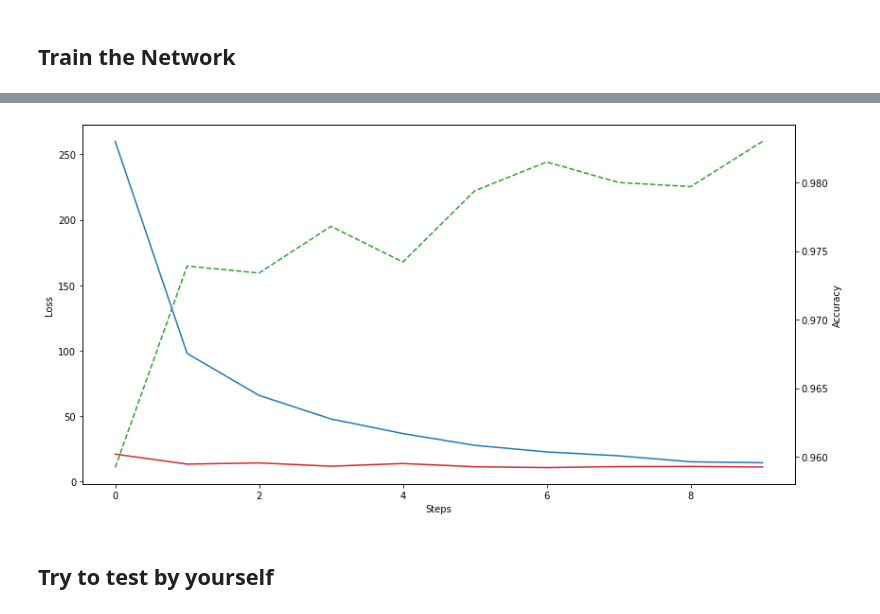
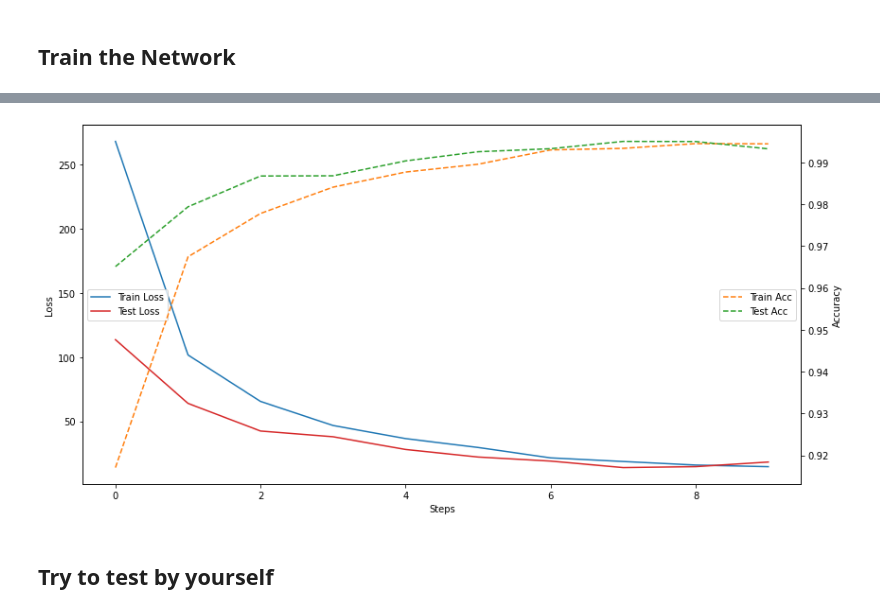
Before and after one commit to simonjisu/hankyong-university, a Jupyter notebook: 03_NeuralNetwork.ipynb, the cells around one changed output, grey strips where cells are left out. Saved outputs shown, nothing was run; the diff lists cells and outputs as text; code cells hidden in the pictures.

```diff
--- a/03_NeuralNetwork.ipynb
+++ b/03_NeuralNetwork.ipynb
@@ -1382,7 +1382,7 @@ OrderedDict([('layers.0.weight',
 # define new model
 model = XOR()
 # load model
-model.load_state_dict(torch.load("xor.pt", map_location="cpu"))
+model.load_state_dict(torch.load("./states/xor.pt", map_location="cpu"))
 
 predicts, probs = model.predict(inputs.cpu())
 print(predicts)
@@ -1429,4 +1429,4 @@ test_dataset = datasets.MNIST(
 test_loader = DataLoader(
     dataset=test_dataset,
     batch_size=64,
-    shuffle=True)
+    shuffle=False)
@@ -1556,6 +1543,4 @@ def validation(model, train_loader, loss_function, device):
 # %%
-n_train = len(train_dataset)
-n_test = len(test_dataset)
 n_step = 10
 print_step = 300
 best_accuracy = 0
@@ -1568,7 +1553,7 @@ for step in range(n_step):
     print(f"[Step] {step+1}/{n_step}\n [Training Step]")
 
     # Training
-    train_loss, train_acc = train(model, train_loader, optimizer, loss_function, device)
+    train_loss, train_accuracy = train(model, train_loader, optimizer, loss_function, device)
 
     # Validation
     test_loss, test_accuracy = validation(model, train_loader, loss_function, device)
@@ -1576,11 +1561,12 @@ for step in range(n_step):
     print(f" - test loss: {test_loss:.4f} test accuracy: {test_accuracy*100:.2f} %")
     train_losses.append(train_loss)
     test_losses.append(test_loss)
+    train_accs.append(train_accuracy)
     test_accs.append(test_accuracy)
-    # 제일 성능을 보인 좋은 모델 저장하기
+    # save the best accuracy model
     if test_accuracy > best_accuracy:
         best_accuracy = test_accuracy
-        torch.save(model.state_dict(), "best_model-mnist.pt")
+        torch.save(model.state_dict(), "./states/best_model-mnist.pt")
 # %% [output]
 [Step] 1/10
  [Training Step]
@@ -1602,16 +1588,28 @@ for step in range(n_step):
 # %%
+# if you didn't train the data figure returns error please load the data from states dict
+import pickle
+
+# with open("./states/mnist-train-states.pickle", mode="wb") as file:
+#     pickle.dump([train_losses, test_losses, train_accs, test_accs], file=file)
+
+with open("./states/mnist-train-states.pickle", mode="rb") as file:
+    train_losses, test_losses, train_accs, test_accs = pickle.load(file)
+
 fig, ax = plt.subplots(1, 1, figsize=(12, 6))
-ax.plot(range(n_step), train_losses, c='tab:blue')
-ax.plot(range(n_step), test_losses, c='tab:red')
+ax.plot(range(n_step), train_losses, c='tab:blue', label='Train Loss')
+ax.plot(range(n_step), test_losses, c='tab:red', label='Test Loss')
 ax.set_xlabel("Steps")
 ax.set_ylabel("Loss")
 ax2 = ax.twinx()
-ax2.plot(range(n_step), test_accs, c='tab:green', linestyle='--')
+ax2.plot(range(n_step), train_accs, c='tab:orange', linestyle='--', label='Train Acc')
+ax2.plot(range(n_step), test_accs, c='tab:green', linestyle='--', label='Test Acc')
 ax2.set_ylabel("Accuracy")
+ax.legend(loc=6)
+ax2.legend(loc=5)
 plt.tight_layout()
 plt.show()
 # %% [output]
-[figure, old version]
+[figure, new version]
 # %% [markdown]
 ## Try to test by yourself
 # %%
```
Also changed, not shown: parts of 20 cells of this notebook, 19 other files.
